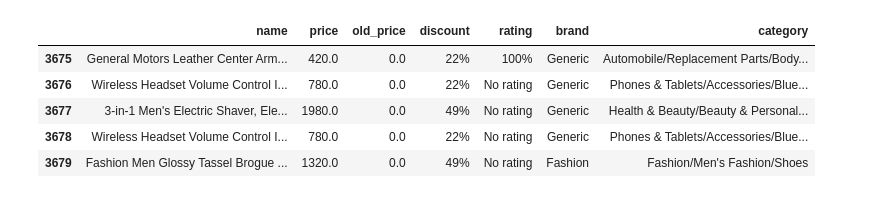
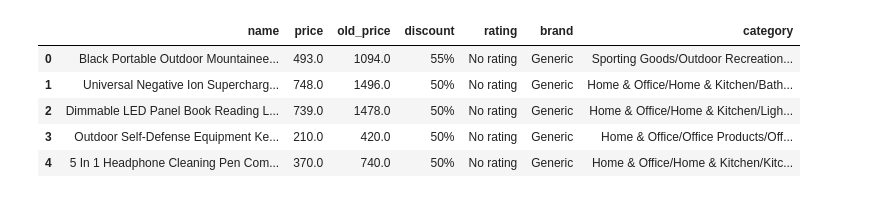
Before and after one commit to Kipkoech10/jumia-_discounts_scrapping, a Jupyter notebook: Jumia web scrapping.ipynb, the cells around one changed output. Cells and saved outputs as stored; diff of their text form; code cells hidden in the pictures.

```diff
--- a/Jumia web scrapping.ipynb
+++ b/Jumia web scrapping.ipynb
@@ -196,9 +201,12 @@ logging.info(f"Unique categories: {df['category'].nunique()}")
 # %%
-df.tail()
+df = pd.read_csv(r'C:\Users\user\discounted_products.csv')
+
+# view the first few details of the data
+df.head()
 # %% [output]
 |  | name | price | old_price | discount | rating | brand | category |
-| 3675 | General Motors Leather Center Arm... | 420.0 | 0.0 | 22% | 100% | Generic | Automobile/Replacement Parts/Body... |
-| 3676 | Wireless Headset Volume Control I... | 780.0 | 0.0 | 22% | No rating | Generic | Phones & Tablets/Accessories/Blue... |
-| 3677 | 3-in-1 Men's Electric Shaver, Ele... | 1980.0 | 0.0 | 49% | No rating | Generic | Health & Beauty/Beauty & Personal... |
-| 3678 | Wireless Headset Volume Control I... | 780.0 | 0.0 | 22% | No rating | Generic | Phones & Tablets/Accessories/Blue... |
-| 3679 | Fashion Men Glossy Tassel Brogue ... | 1320.0 | 0.0 | 49% | No rating | Fashion | Fashion/Men's Fashion/Shoes |
+| 0 | Black Portable Outdoor Mountainee... | 493.0 | 1094.0 | 55% | No rating | Generic | Sporting Goods/Outdoor Recreation... |
+| 1 | Universal Negative Ion Supercharg... | 748.0 | 1496.0 | 50% | No rating | Generic | Home & Office/Home & Kitchen/Bath... |
+| 2 | Dimmable LED Panel Book Reading L... | 739.0 | 1478.0 | 50% | No rating | Generic | Home & Office/Home & Kitchen/Ligh... |
+| 3 | Outdoor Self-Defense Equipment Ke... | 210.0 | 420.0 | 50% | No rating | Generic | Home & Office/Office Products/Off... |
+| 4 | 5 In 1 Headphone Cleaning Pen Com... | 370.0 | 740.0 | 50% | No rating | Generic | Home & Office/Home & Kitchen/Kitc... |
```
Also changed, not shown: parts of 29 cells of this notebook.
